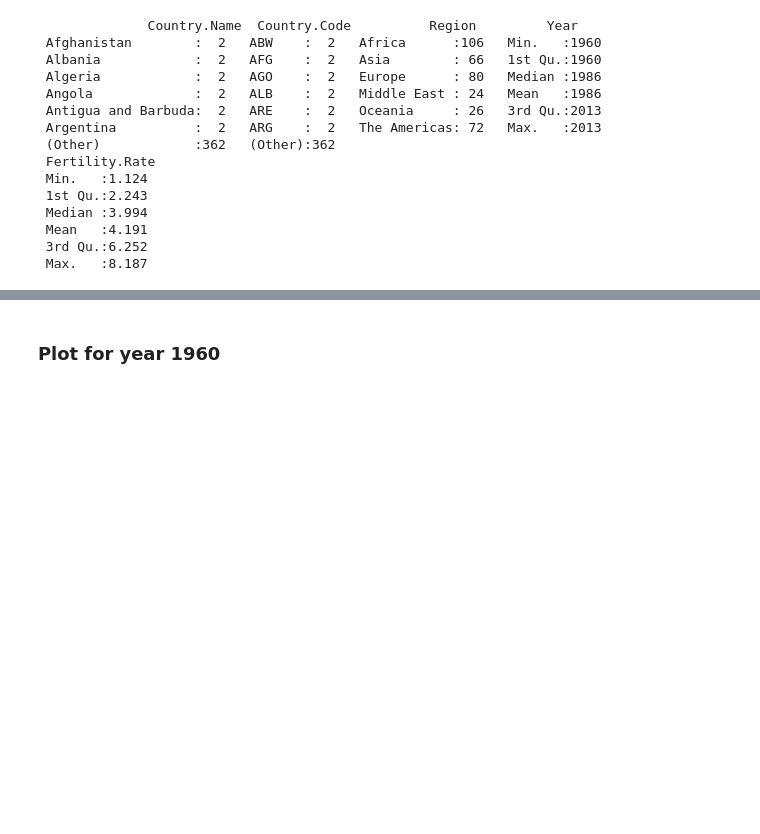
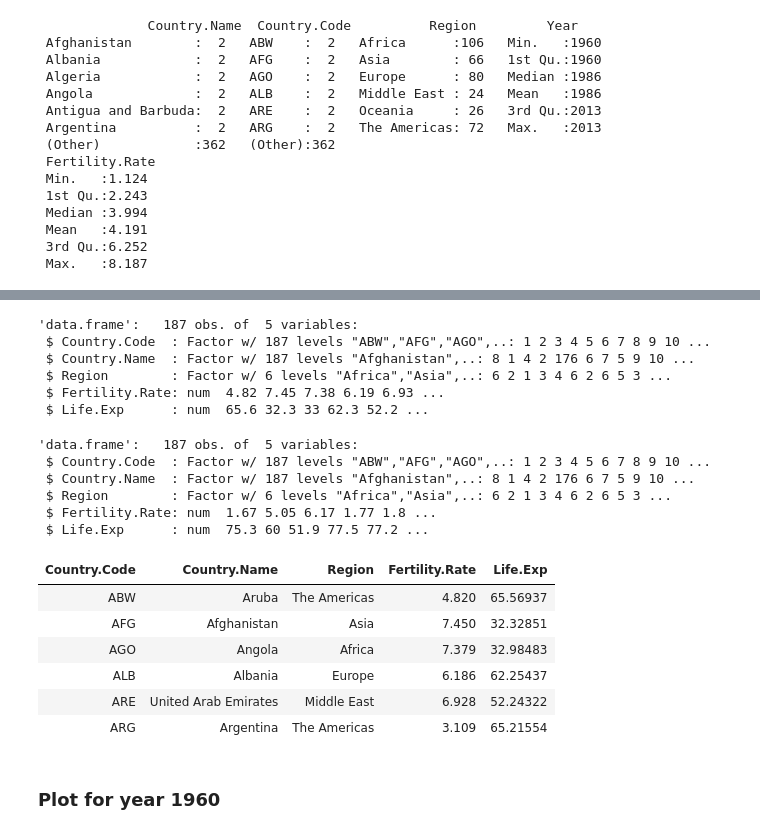
Before and after one commit to manojk16/DataScience, a Jupyter notebook: R_lang/Data_Visualization_qplot_in_R.ipynb, the cells around one changed output, grey strips where cells are left out. Drawn from its saved outputs; the diff is of its cells as text; code cells hidden in the pictures; blank space fills up the shorter version.

```diff
--- a/R_lang/Data_Visualization_qplot_in_R.ipynb
+++ b/R_lang/Data_Visualization_qplot_in_R.ipynb
@@ -283,0 +281,30 @@ head(df_13)
+# %%
+#Check structures again
+str(merged1960)
+# %% [output]
+'data.frame':   187 obs. of  5 variables:
+ $ Country.Code  : Factor w/ 187 levels "ABW","AFG","AGO",..: 1 2 3 4 5 6 7 8 9 10 ...
+ $ Country.Name  : Factor w/ 187 levels "Afghanistan",..: 8 1 4 2 176 6 7 5 9 10 ...
+ $ Region        : Factor w/ 6 levels "Africa","Asia",..: 6 2 1 3 4 6 2 6 5 3 ...
+ $ Fertility.Rate: num  4.82 7.45 7.38 6.19 6.93 ...
+ $ Life.Exp      : num  65.6 32.3 33 62.3 52.2 ...
+# %%
+str(merged2013)
+# %% [output]
+'data.frame':   187 obs. of  5 variables:
+ $ Country.Code  : Factor w/ 187 levels "ABW","AFG","AGO",..: 1 2 3 4 5 6 7 8 9 10 ...
+ $ Country.Name  : Factor w/ 187 levels "Afghanistan",..: 8 1 4 2 176 6 7 5 9 10 ...
+ $ Region        : Factor w/ 6 levels "Africa","Asia",..: 6 2 1 3 4 6 2 6 5 3 ...
+ $ Fertility.Rate: num  1.67 5.05 6.17 1.77 1.8 ...
+ $ Life.Exp      : num  75.3 60 51.9 77.5 77.2 ...
+# %%
+head(merged1960)
+#Visualization time
+# %% [output]
+| Country.Code | Country.Name | Region | Fertility.Rate | Life.Exp |
+| ABW | Aruba | The Americas | 4.820 | 65.56937 |
+| AFG | Afghanistan | Asia | 7.450 | 32.32851 |
+| AGO | Angola | Africa | 7.379 | 32.98483 |
+| ALB | Albania | Europe | 6.186 | 62.25437 |
+| ARE | United Arab Emirates | Middle East | 6.928 | 52.24322 |
+| ARG | Argentina | The Americas | 3.109 | 65.21554 |
```
Also changed, not shown: parts of 26 cells of this notebook.
